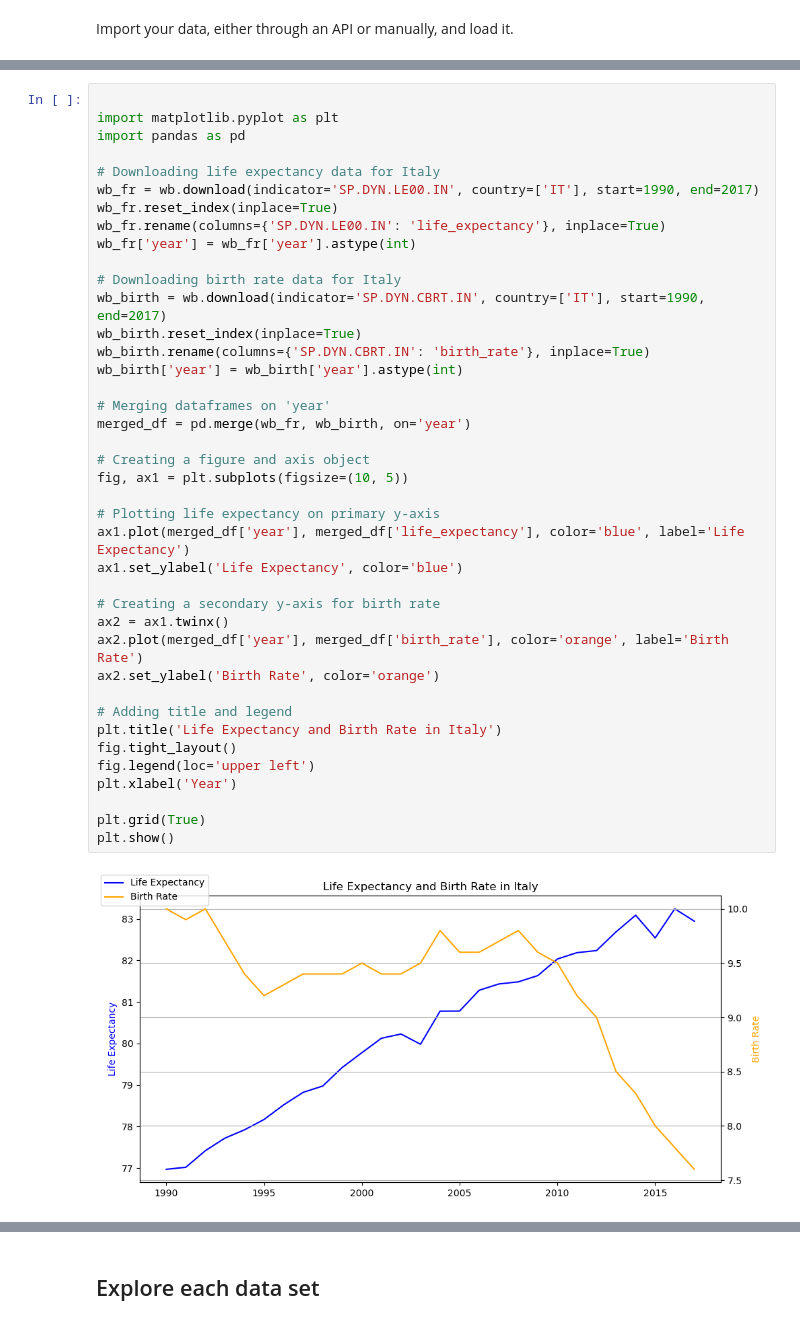
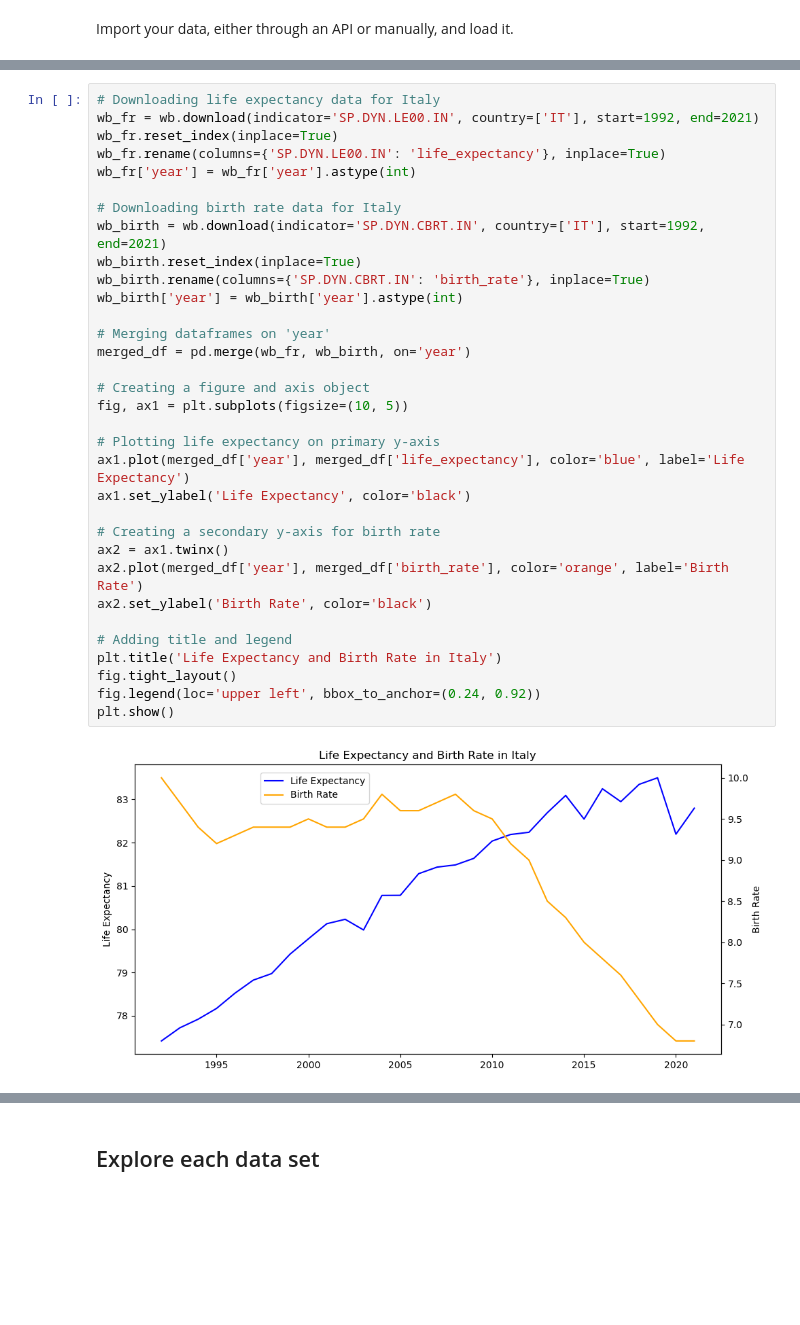
Before and after one commit to NumEconCopenhagen/projects-2024-bolo, a Jupyter notebook: dataproject/dataproject_2.ipynb, the cells around one changed output, grey strips where cells are left out. Cells and saved outputs as stored; diff of their text form; blank space fills up the shorter version.

```diff
--- a/dataproject/dataproject_2.ipynb
+++ b/dataproject/dataproject_2.ipynb
@@ -413,42 +240,35 @@ KeyError: 'year'
 # %%
-
-import matplotlib.pyplot as plt
-import pandas as pd
-
 # Downloading life expectancy data for Italy
-wb_fr = wb.download(indicator='SP.DYN.LE00.IN', country=['IT'], start=1990, end=2017)
+wb_fr = wb.download(indicator='SP.DYN.LE00.IN', country=['IT'], start=1992, end=2021)
 wb_fr.reset_index(inplace=True)
 wb_fr.rename(columns={'SP.DYN.LE00.IN': 'life_expectancy'}, inplace=True)
 wb_fr['year'] = wb_fr['year'].astype(int)
 
 # Downloading birth rate data for Italy
-wb_birth = wb.download(indicator='SP.DYN.CBRT.IN', country=['IT'], start=1990, end=2017)
+wb_birth = wb.download(indicator='SP.DYN.CBRT.IN', country=['IT'], start=1992, end=2021)
 wb_birth.reset_index(inplace=True)
 wb_birth.rename(columns={'SP.DYN.CBRT.IN': 'birth_rate'}, inplace=True)
 wb_birth['year'] = wb_birth['year'].astype(int)
 
 # Merging dataframes on 'year'
 merged_df = pd.merge(wb_fr, wb_birth, on='year')
 
 # Creating a figure and axis object
 fig, ax1 = plt.subplots(figsize=(10, 5))
 
 # Plotting life expectancy on primary y-axis
 ax1.plot(merged_df['year'], merged_df['life_expectancy'], color='blue', label='Life Expectancy')
-ax1.set_ylabel('Life Expectancy', color='blue')
+ax1.set_ylabel('Life Expectancy', color='black')
 
 # Creating a secondary y-axis for birth rate
 ax2 = ax1.twinx()
 ax2.plot(merged_df['year'], merged_df['birth_rate'], color='orange', label='Birth Rate')
-ax2.set_ylabel('Birth Rate', color='orange')
+ax2.set_ylabel('Birth Rate', color='black')
 
 # Adding title and legend
 plt.title('Life Expectancy and Birth Rate in Italy')
 fig.tight_layout()
-fig.legend(loc='upper left')
-plt.xlabel('Year')
-
-plt.grid(True)
+fig.legend(loc='upper left', bbox_to_anchor=(0.24, 0.92))
 plt.show()
 # %% [output]
-[figure, old version]
+[figure, new version]
```
Also changed, not shown: parts of 27 cells of this notebook, 11 other files.
